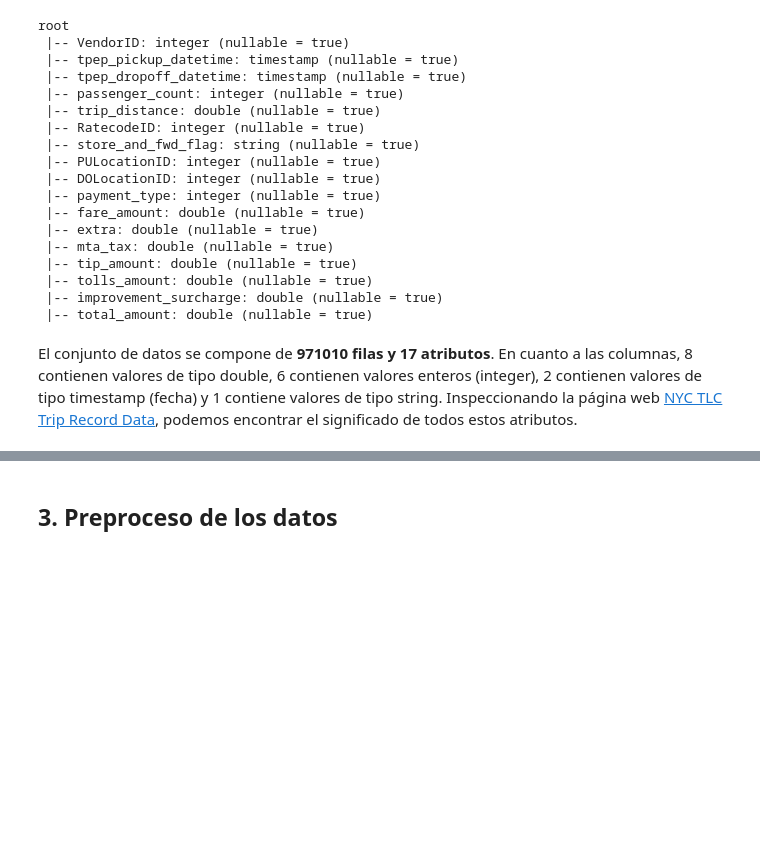
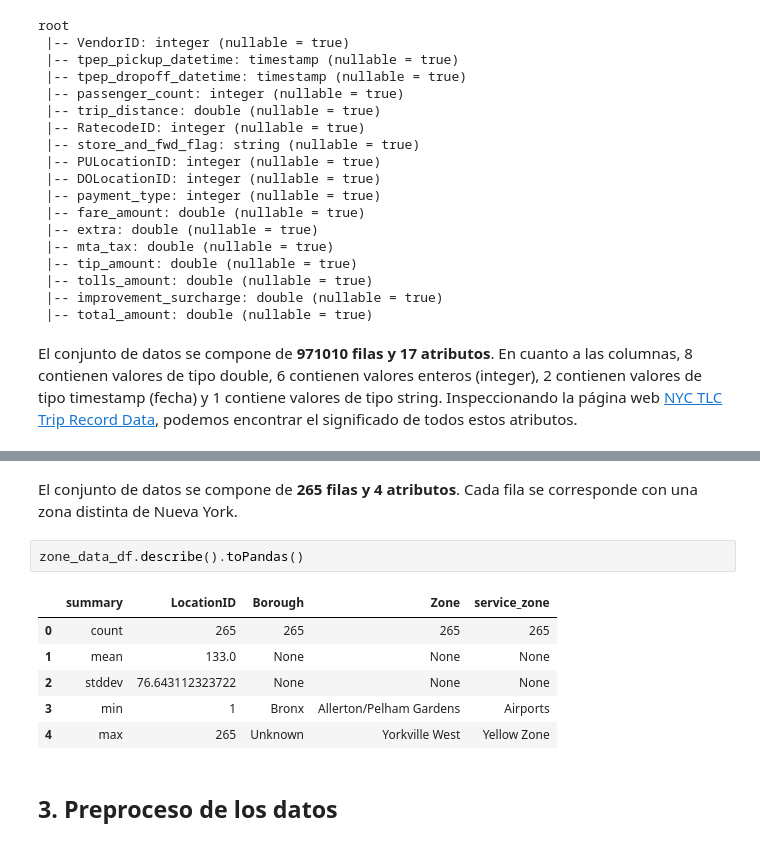
Before and after one commit to pablohd10/hpc-spark-taxi-trip-analysis, a Jupyter notebook: hpc-spark-taxi-trip-analysis.ipynb, the cells around one changed output, grey strips where cells are left out. Saved outputs shown, nothing was run; the diff lists cells and outputs as text; blank space fills up the shorter version.

```diff
--- a/hpc-spark-taxi-trip-analysis.ipynb
+++ b/hpc-spark-taxi-trip-analysis.ipynb
@@ -123,3 +178,14 @@ El conjunto de datos se compone de **971010 filas y 17 atributos**. En cuanto a
+# %% [markdown]
+El conjunto de datos se compone de **265 filas y 4 atributos**. Cada fila se corresponde con una zona distinta de Nueva York.
+# %%
+zone_data_df.describe().toPandas()
+# %% [output]
+|  | summary | LocationID | Borough | Zone | service_zone |
+| 0 | count | 265 | 265 | 265 | 265 |
+| 1 | mean | 133.0 | None | None | None |
+| 2 | stddev | 76.643112323722 | None | None | None |
+| 3 | min | 1 | Bronx | Allerton/Pelham Gardens | Airports |
+| 4 | max | 265 | Unknown | Yorkville West | Yellow Zone |
 # %% [markdown]
 ## 3. Preproceso de los datos
 # %% [markdown]
```
Also changed, not shown: parts of 24 cells of this notebook, 1 other file.
